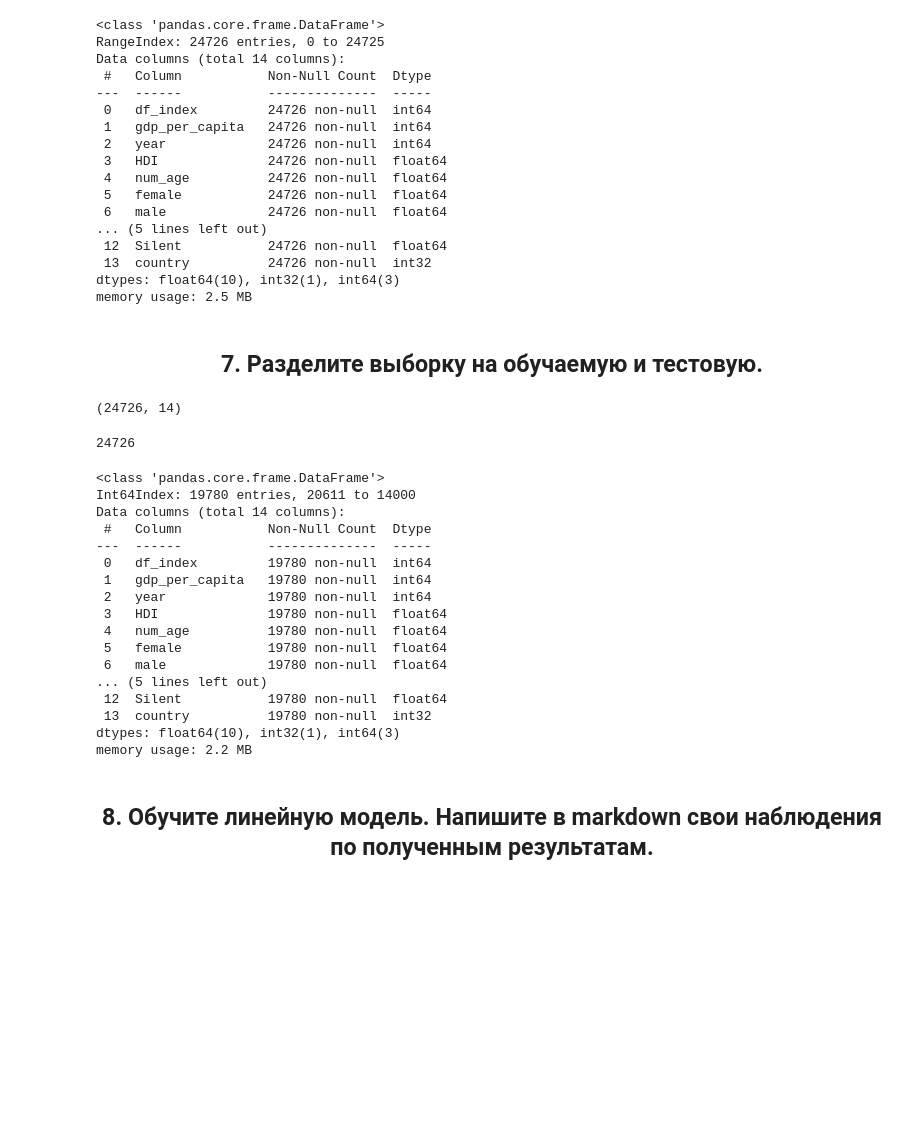
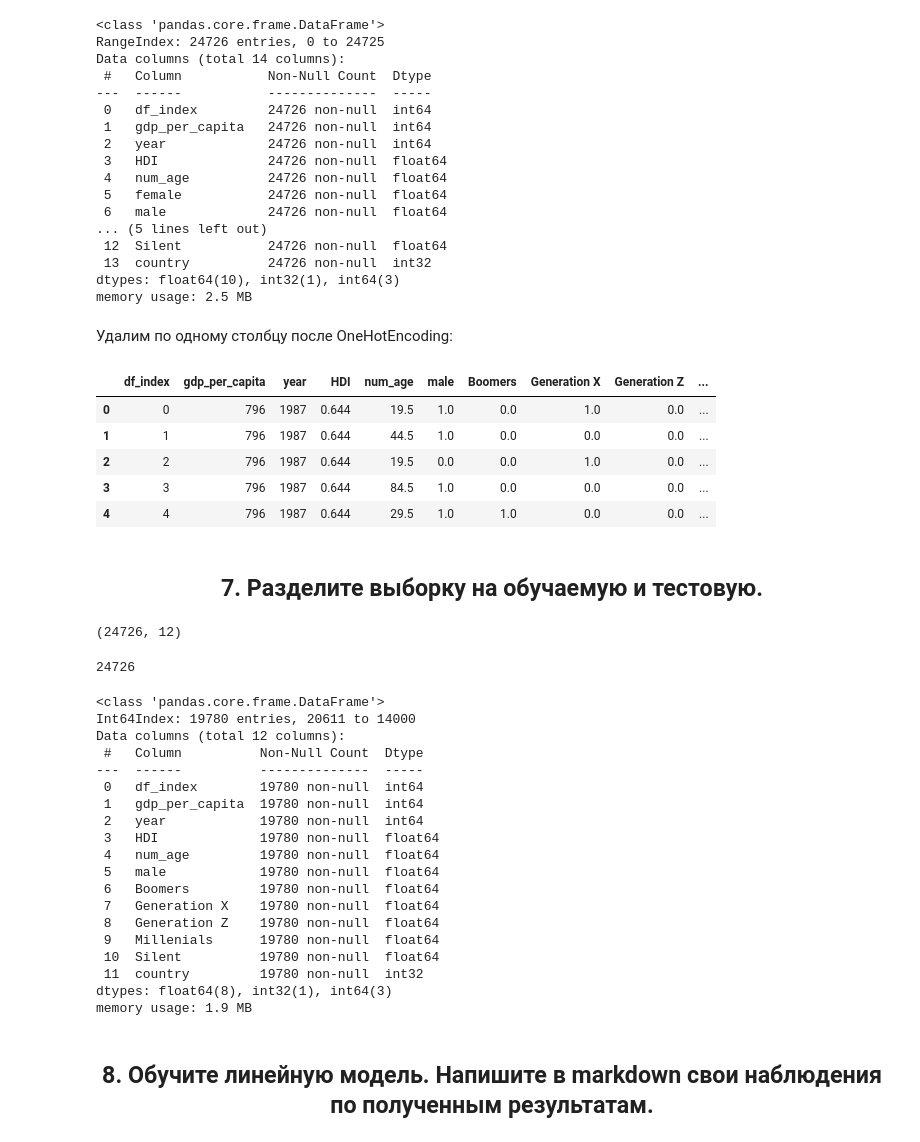
Before and after one commit to boiko-tatjana/Netology_feature_engineering, a Jupyter notebook: Lab/Lab.ipynb, the cells around one changed output. Cells and saved outputs as stored; diff of their text form; code cells hidden in the pictures; blank space fills up the shorter version.

```diff
--- a/Lab/Lab.ipynb
+++ b/Lab/Lab.ipynb
@@ -799,13 +799,26 @@ Data columns (total 14 columns):
  13  country          24726 non-null  int32
 dtypes: float64(10), int32(1), int64(3)
 memory usage: 2.5 MB
+# %% [markdown]
+Удалим по одному столбцу после OneHotEncoding:
+# %%
+final_data.drop(['female', 'G.I. Generation'], axis=1, inplace=True)
+# %%
+final_data.head()
+# %% [output]
+|  | df_index | gdp_per_capita | year | HDI | num_age | male | Boomers | Generation X | Generation Z | ... |
+| 0 | 0 | 796 | 1987 | 0.644 | 19.5 | 1.0 | 0.0 | 1.0 | 0.0 | ... |
+| 1 | 1 | 796 | 1987 | 0.644 | 44.5 | 1.0 | 0.0 | 0.0 | 0.0 | ... |
+| 2 | 2 | 796 | 1987 | 0.644 | 19.5 | 0.0 | 0.0 | 1.0 | 0.0 | ... |
+| 3 | 3 | 796 | 1987 | 0.644 | 84.5 | 1.0 | 0.0 | 0.0 | 0.0 | ... |
+| 4 | 4 | 796 | 1987 | 0.644 | 29.5 | 1.0 | 1.0 | 0.0 | 0.0 | ... |
 # %% [markdown]
 ## <center>7. Разделите выборку на обучаемую и тестовую.
 # %%
 X_mm = final_data
 X_mm.shape
 # %% [output]
-(24726, 14)
+(24726, 12)
 # %%
 y = new_data['suicides/100k pop'].reset_index(drop = True)
 len(y)
@@ -819,21 +832,23 @@ X_mm_train.info()
 # %% [output]
 <class 'pandas.core.frame.DataFrame'>
 Int64Index: 19780 entries, 20611 to 14000
-Data columns (total 14 columns):
- #   Column           Non-Null Count  Dtype
----  ------           --------------  -----
- 0   df_index         19780 non-null  int64
- 1   gdp_per_capita   19780 non-null  int64
- 2   year             19780 non-null  int64
- 3   HDI              19780 non-null  float64
- 4   num_age          19780 non-null  float64
- 5   female           19780 non-null  float64
- 6   male             19780 non-null  float64
-... (5 lines left out)
- 12  Silent           19780 non-null  float64
- 13  country          19780 non-null  int32
-dtypes: float64(10), int32(1), int64(3)
-memory usage: 2.2 MB
+Data columns (total 12 columns):
+ #   Column          Non-Null Count  Dtype
+---  ------          --------------  -----
+ 0   df_index        19780 non-null  int64
+ 1   gdp_per_capita  19780 non-null  int64
+ 2   year            19780 non-null  int64
+ 3   HDI             19780 non-null  float64
+ 4   num_age         19780 non-null  float64
+ 5   male            19780 non-null  float64
+ 6   Boomers         19780 non-null  float64
+ 7   Generation X    19780 non-null  float64
+ 8   Generation Z    19780 non-null  float64
+ 9   Millenials      19780 non-null  float64
+ 10  Silent          19780 non-null  float64
+ 11  country         19780 non-null  int32
+dtypes: float64(8), int32(1), int64(3)
+memory usage: 1.9 MB
 # %% [markdown]
 ## <center>8. Обучите линейную модель. Напишите в markdown свои наблюдения по полученным результатам.
 # %%
```
Also changed, not shown: parts of 3 cells of this notebook.
